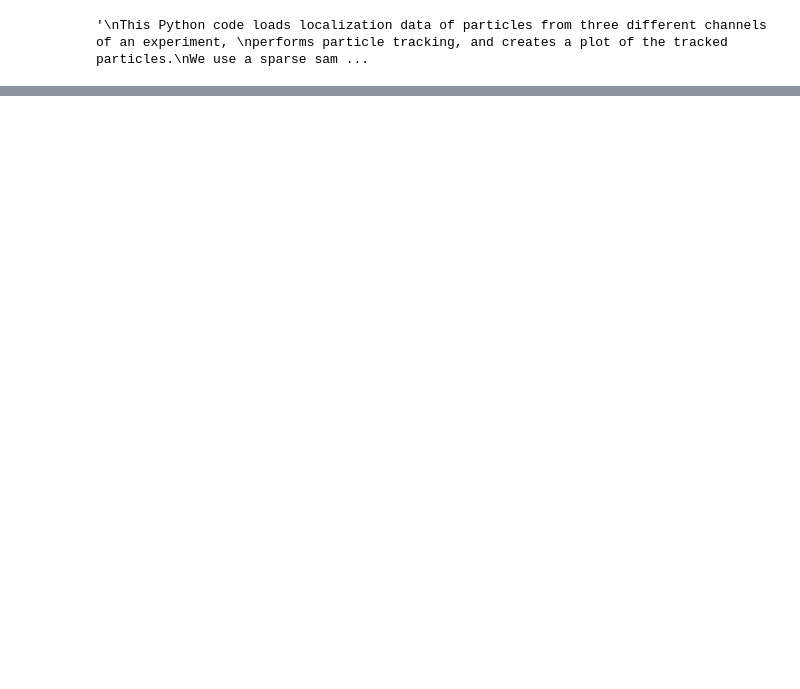
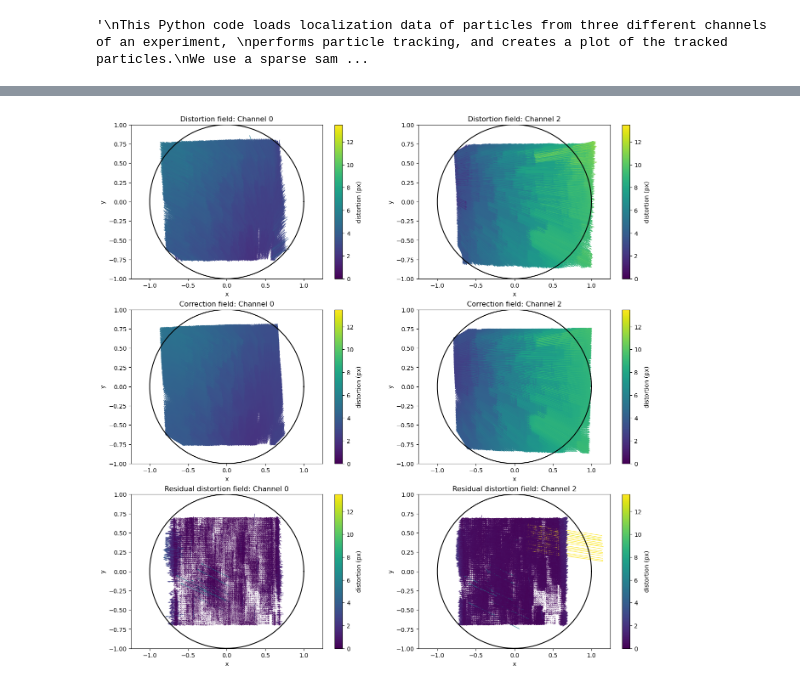
Before and after one commit to GanzingerLab/SPIT, a Jupyter notebook: notebooks/Naclib wrapper.ipynb, the cells around one changed output, grey strips where cells are left out. Saved outputs shown, nothing was run; the diff lists cells and outputs as text; code cells hidden in the pictures; blank space fills up the shorter version.

```diff
--- a/notebooks/Naclib wrapper.ipynb
+++ b/notebooks/Naclib wrapper.ipynb
@@ -111,0 +220,94 @@ NameError: name 'link' is not defined
+# %%
+'''
+Plot
+'''
+# Plot distortion fields.
+fig = plt.figure(figsize=(16, 16))
+ax0 = fig.add_subplot(321)
+q0 = plt.quiver(locs0_scaled[:, 0], locs0_scaled[:, 1], D0[:, 0], D0[:, 1],
+                magnitude0, pivot='mid', clim=(0, 1.2 * magnitude_max), scale=0.07)
+
+plt.plot(np.cos(theta), np.sin(theta), c='k')
+clb = plt.colorbar(q0)
+plt.title('Distortion field: Channel 0')
+plt.xlabel('x')
+plt.ylabel('y')
+clb.set_label('distortion (px)')
+plt.axis('equal')
+plt.xlim((-1, 1))
+plt.ylim((-1, 1))
+
+
+ax1 = fig.add_subplot(322)
+q2 = plt.quiver(locs0_scaled[:, 0], locs0_scaled[:, 1], D2[:, 0], D2[:, 1],
+                magnitude2, pivot='mid', clim=(0, 1.2 * magnitude_max), scale=0.07)
+plt.plot(np.cos(theta), np.sin(theta), c='k')
+clb = plt.colorbar(q2)
+plt.title('Distortion field: Channel 2')
+plt.xlabel('x')
+plt.ylabel('y')
+clb.set_label('distortion (px)')
+plt.axis('equal')
+plt.xlim((-1, 1))
+plt.ylim((-1, 1))
+
+# Plot correction fields.
+ax0 = fig.add_subplot(323)
+q0 = plt.quiver(locs0_scaled[:, 0], locs0_scaled[:, 1], P0[:, 0], P0[:, 1], magnitude_P0,
+                pivot='mid', clim=(0, 1.2 * magnitude_max), scale=0.07)
+clb = plt.colorbar(q0)
+plt.plot(np.cos(theta), np.sin(theta), c='k')
+plt.title('Correction field: Channel 0')
+plt.xlabel('x')
+plt.ylabel('y')
+clb.set_label('distortion (px)')
+plt.axis('equal')
+plt.xlim((-1, 1))
+plt.ylim((-1, 1))
+
+ax1 = fig.add_subplot(324)
+q2 = plt.quiver(locs0_scaled[:, 0], locs0_scaled[:, 1], P2[:, 0], P2[:, 1], magnitude_P2,
+                pivot='mid', clim=(0, 1.2 * magnitude_max), scale=0.07)
+clb = plt.colorbar(q2)
+plt.plot(np.cos(theta), np.sin(theta), c='k')
+plt.title('Correction field: Channel 2')
+plt.xlabel('x')
+plt.ylabel('y')
+clb.set_label('distortion (px)')
+plt.axis('equal')
+plt.xlim((-1, 1))
+plt.ylim((-1, 1))
+
+
+# Plot residual distortion fields.
+ax0 = fig.add_subplot(325)
+q0 = plt.quiver(locs0_scaled[:, 0], locs0_scaled[:, 1], D_res0[:, 0], D_res0[:, 1], magnitude_res0,
+                pivot='mid', clim=(0, 1.2 * magnitude_max), scale=0.07)
+clb = plt.colorbar(q0)
+plt.plot(np.cos(theta), np.sin(theta), c='k')
+plt.title('Residual distortion field: Channel 0')
+plt.xlabel('x')
+plt.ylabel('y')
+clb.set_label('distortion (px)')
+plt.axis('equal')
+plt.xlim((-1, 1))
+plt.ylim((-1, 1))
+
+ax1 = fig.add_subplot(326)
+q2 = plt.quiver(locs2_scaled[:, 0], locs2_scaled[:, 1], D_res2[:, 0], D_res2[:, 1], magnitude_res2,
+                pivot='mid', clim=(0, 1.2 * magnitude_max), scale=0.07)
+clb = plt.colorbar(q2)
+plt.plot(np.cos(theta), np.sin(theta), c='k')
+plt.title('Residual distortion field: Channel 2')
+plt.xlabel('x')
+plt.ylabel('y')
+clb.set_label('distortion (px)')
+plt.axis('equal')
+plt.xlim((-1, 1))
+plt.ylim((-1, 1))
+
+plt.savefig(os.path.join(path, 'plots', '_fields'+str(j_max_S) +
+            str(j_max_T)+'.png'), dpi=200, bbox_inches='tight', transparent=False)
+
+print(str(np.mean(magnitude_res0)), str(np.mean(magnitude_res2)))
+# %% [output]
@@ -111,0 +315 @@ NameError: name 'link' is not defined
+[figure, added]
```
Also changed, not shown: parts of 7 cells of this notebook.
